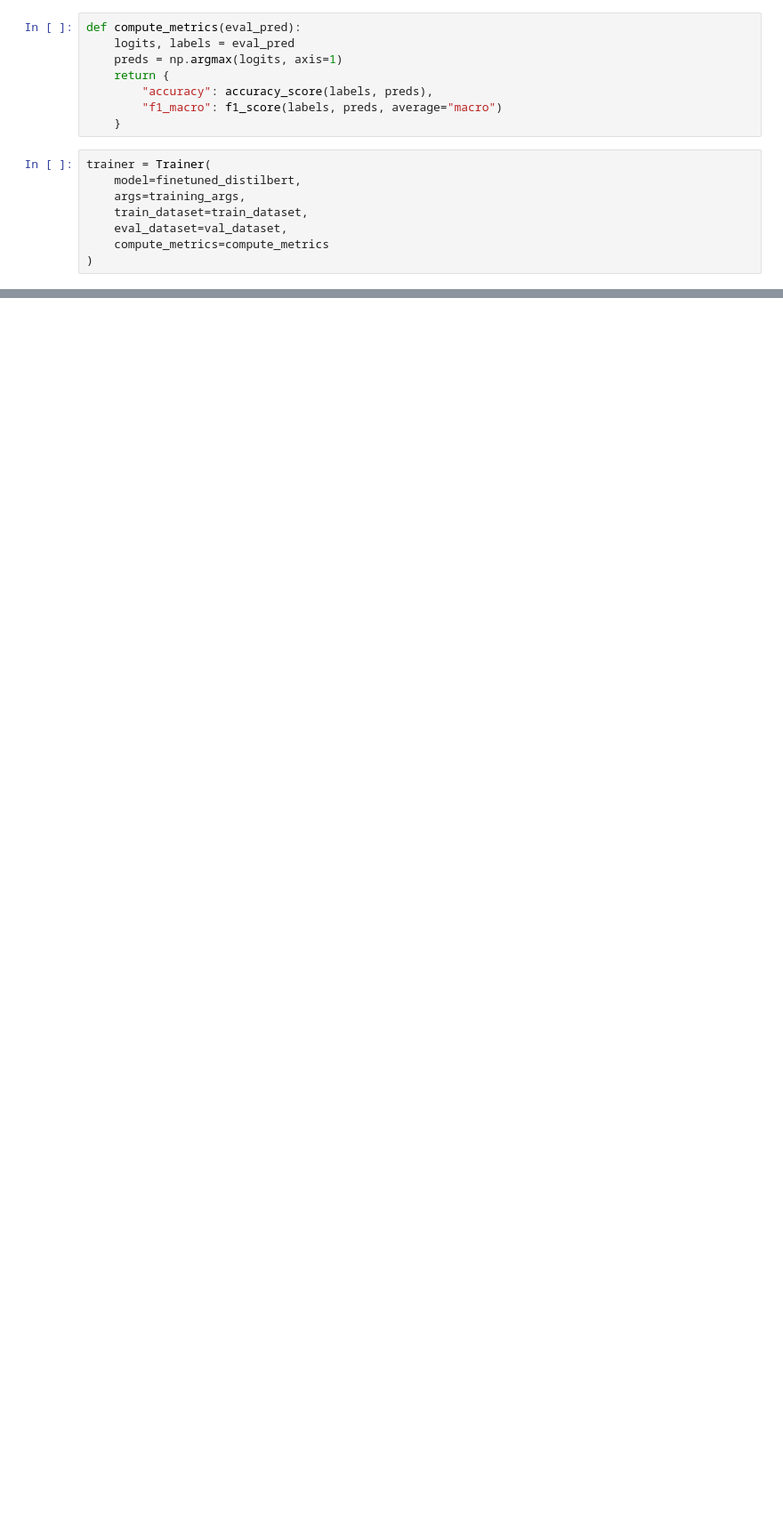
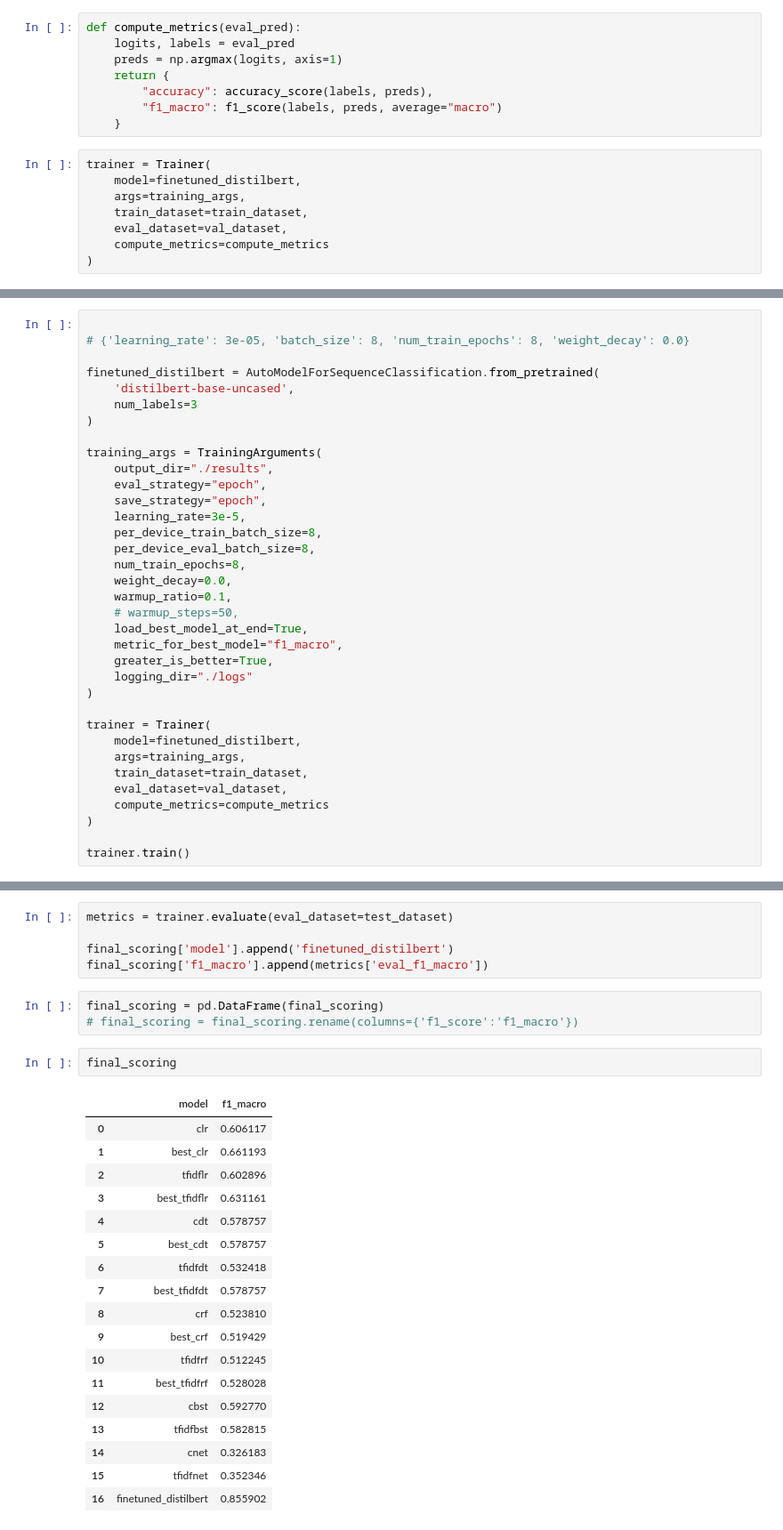
Before and after one commit to kasteion/ml-zoomcamp-2025-capstone-1, a Jupyter notebook: notebook.ipynb, the cells around one changed output, grey strips where cells are left out. Shown at 89% size. Drawn from its saved outputs; the diff is of its cells as text; blank space fills up the shorter version.

```diff
--- a/notebook.ipynb
+++ b/notebook.ipynb
@@ -1219,0 +1383,35 @@ print(metrics)
+# %%
+
+# {'learning_rate': 3e-05, 'batch_size': 8, 'num_train_epochs': 8, 'weight_decay': 0.0}
+
+finetuned_distilbert = AutoModelForSequenceClassification.from_pretrained(
+    'distilbert-base-uncased',
+    num_labels=3
+)
+
+training_args = TrainingArguments(
+    output_dir="./results",
+    eval_strategy="epoch",
+    save_strategy="epoch",
+    learning_rate=3e-5,
+    per_device_train_batch_size=8,
+    per_device_eval_batch_size=8,
+    num_train_epochs=8,
+    weight_decay=0.0,
+    warmup_ratio=0.1,
+    # warmup_steps=50,
+    load_best_model_at_end=True,
+    metric_for_best_model="f1_macro",
+    greater_is_better=True,
+    logging_dir="./logs"
+)
+
+trainer = Trainer(
+    model=finetuned_distilbert,
+    args=training_args,
+    train_dataset=train_dataset,
+    eval_dataset=val_dataset,
+    compute_metrics=compute_metrics
+)
+
+trainer.train()
@@ -1219,0 +1432,29 @@ print(metrics)
+# %%
+metrics = trainer.evaluate(eval_dataset=test_dataset)
+
+final_scoring['model'].append('finetuned_distilbert')
+final_scoring['f1_macro'].append(metrics['eval_f1_macro'])
+# %%
+final_scoring = pd.DataFrame(final_scoring)
+# final_scoring = final_scoring.rename(columns={'f1_score':'f1_macro'})
+# %%
+final_scoring
+# %% [output]
+|  | model | f1_macro |
+| 0 | clr | 0.606117 |
+| 1 | best_clr | 0.661193 |
+| 2 | tfidflr | 0.602896 |
+| 3 | best_tfidflr | 0.631161 |
+| 4 | cdt | 0.578757 |
+| 5 | best_cdt | 0.578757 |
+| 6 | tfidfdt | 0.532418 |
+| 7 | best_tfidfdt | 0.578757 |
+| 8 | crf | 0.523810 |
+| 9 | best_crf | 0.519429 |
+| 10 | tfidfrf | 0.512245 |
+| 11 | best_tfidfrf | 0.528028 |
+| 12 | cbst | 0.592770 |
+| 13 | tfidfbst | 0.582815 |
+| 14 | cnet | 0.326183 |
+| 15 | tfidfnet | 0.352346 |
+| 16 | finetuned_distilbert | 0.855902 |
```
Also changed, not shown: parts of 50 cells of this notebook, 3 other files.
